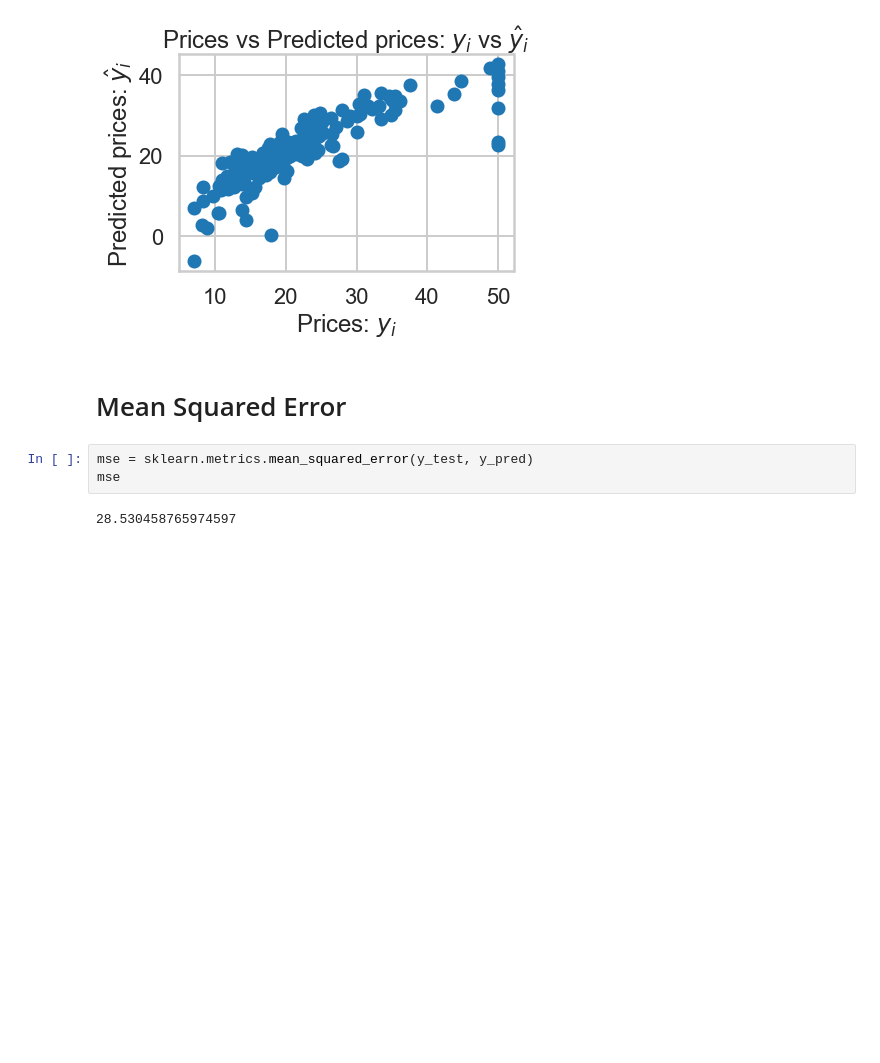
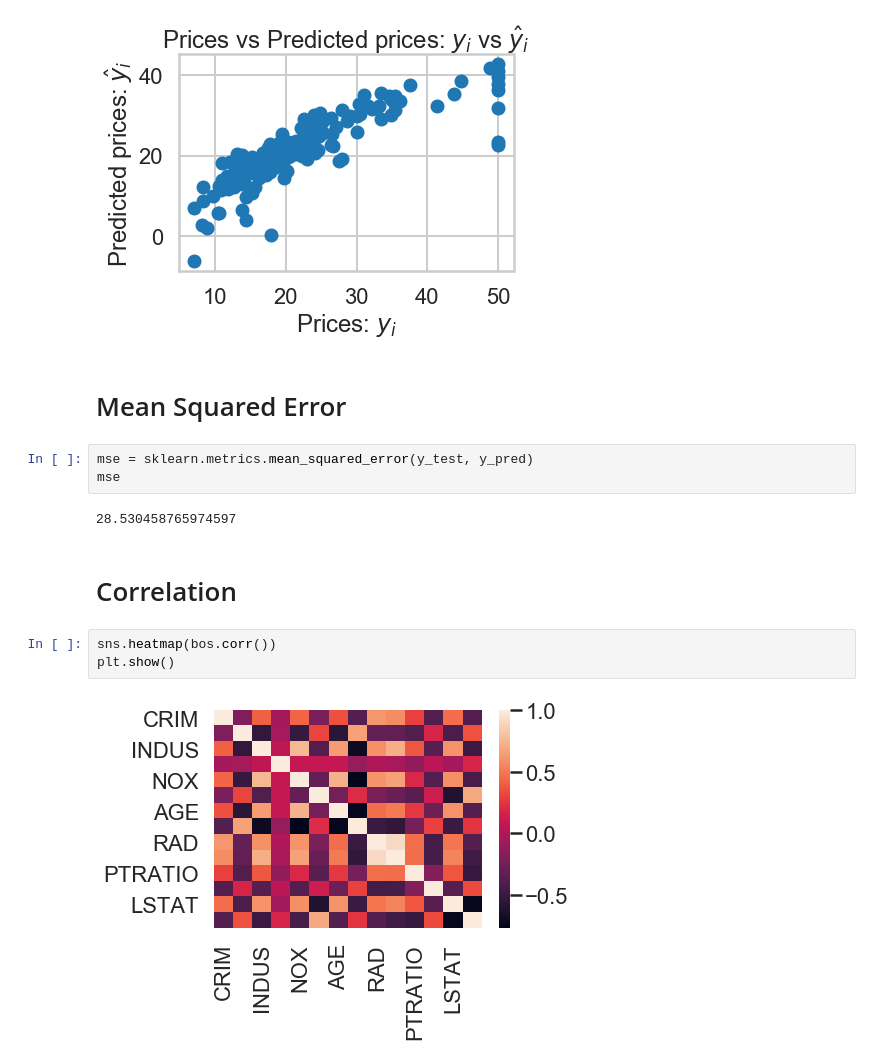
Before and after one commit to jvfe/ml4humans-exercises, a Jupyter notebook: 2.1/regression_housing.ipynb, the cells around one changed output. Drawn from its saved outputs; the diff is of its cells as text; blank space fills up the shorter version.

Commit message:
Adding correlation analysis

```diff
--- a/2.1/regression_housing.ipynb
+++ b/2.1/regression_housing.ipynb
@@ -118,3 +118,10 @@ mse = sklearn.metrics.mean_squared_error(y_test, y_pred)
 mse
 # %% [output]
 28.530458765974597
+# %% [markdown]
+# Correlation
+# %%
+sns.heatmap(bos.corr())
+plt.show()
+# %% [output]
+[figure, added]
```
Also changed, not shown: parts of 3 cells of this notebook.
